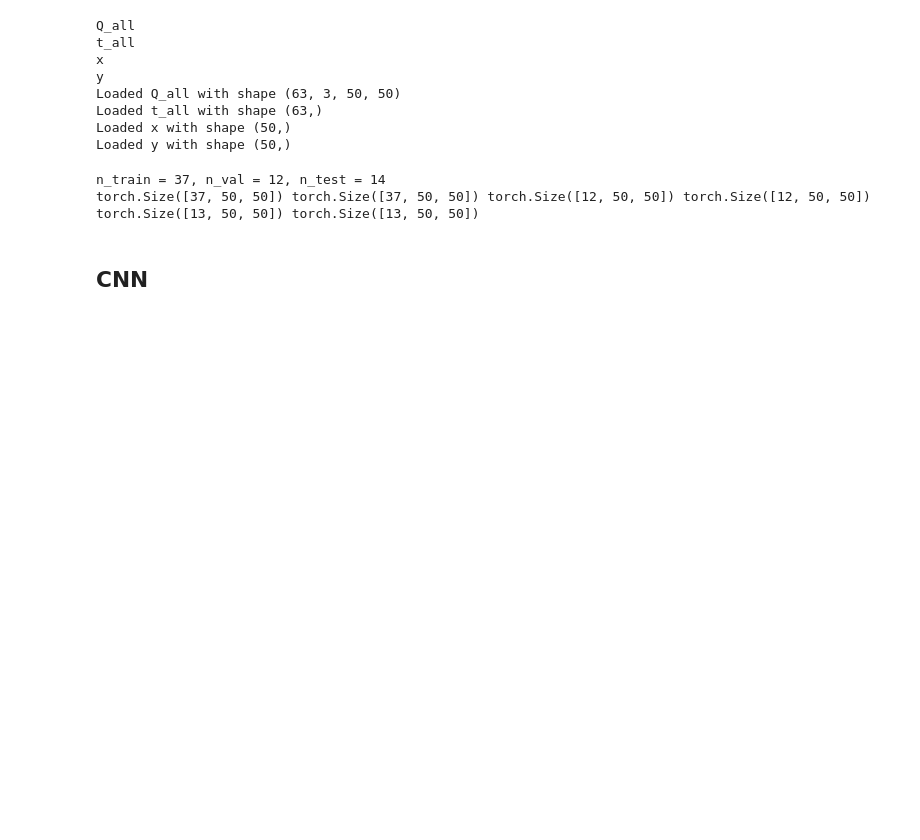
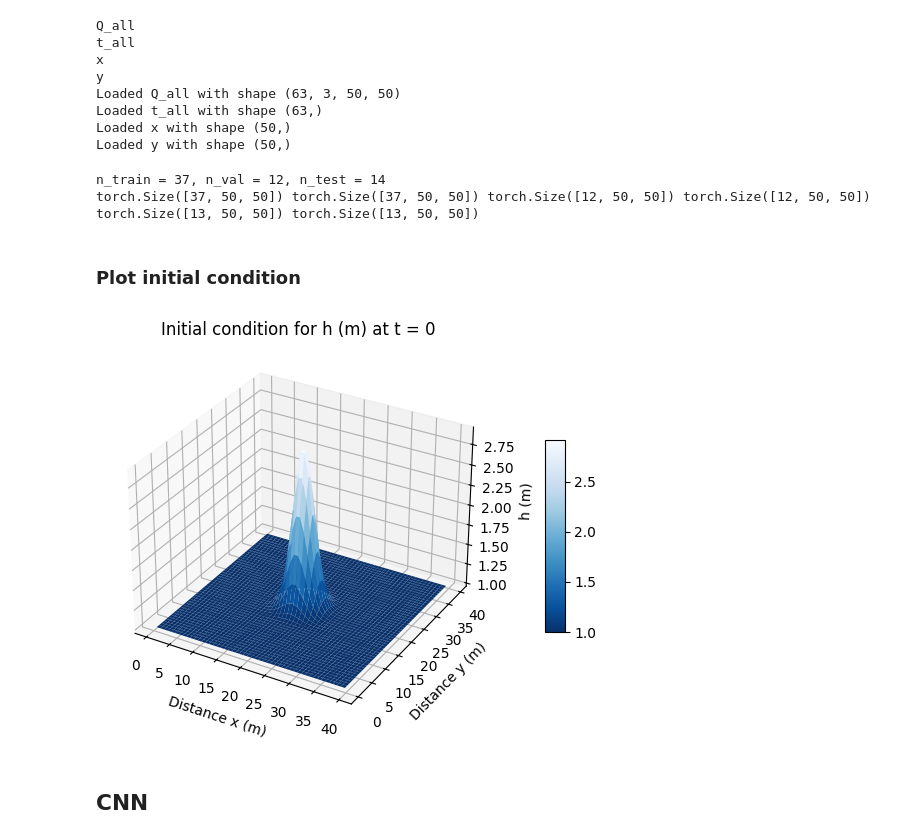
Before and after one commit to MelissaJessen/Shallow-Water-Equations, a Jupyter notebook: CNN-FNO-SWE-2D.ipynb, the cells around one changed output. Cells and saved outputs as stored; diff of their text form; code cells hidden in the pictures; blank space fills up the shorter version.

```diff
--- a/CNN-FNO-SWE-2D.ipynb
+++ b/CNN-FNO-SWE-2D.ipynb
@@ -108,6 +79,28 @@ n_train, n_val, n_test, a, u, n, train_x, train_y, val_x, val_y, test_x, test_y
 # %% [output]
 n_train = 37, n_val = 12, n_test = 14
 torch.Size([37, 50, 50]) torch.Size([37, 50, 50]) torch.Size([12, 50, 50]) torch.Size([12, 50, 50]) torch.Size([13, 50, 50]) torch.Size([13, 50, 50])
+# %% [markdown]
+### Plot initial condition
+# %%
+cmap = 'Blues_r'
+X, Y = np.meshgrid(x, y)
+
+fig = plt.figure(figsize=(7, 5))
+
+ax = fig.add_subplot(111, projection='3d')
+surf = ax.plot_surface(X, Y, h_all[0], cmap = cmap)
+ax.set_title('Initial condition for h (m) at t = 0')
+ax.set_xlabel('Distance x (m)')
+ax.set_ylabel('Distance y (m)')
+ax.set_zlabel('h (m)')
+plt.colorbar(surf, ax=ax, shrink=0.5, aspect=10, pad=0.1)
+
+if 1:
+    plt.savefig('plots/2D_gauss_initial_condition.pdf', format='pdf')
+
+plt.show()
+# %% [output]
+[figure, added]
 # %% [markdown]
 ## CNN
 # %%
```
Also changed, not shown: parts of 9 cells of this notebook, 17 other files.
